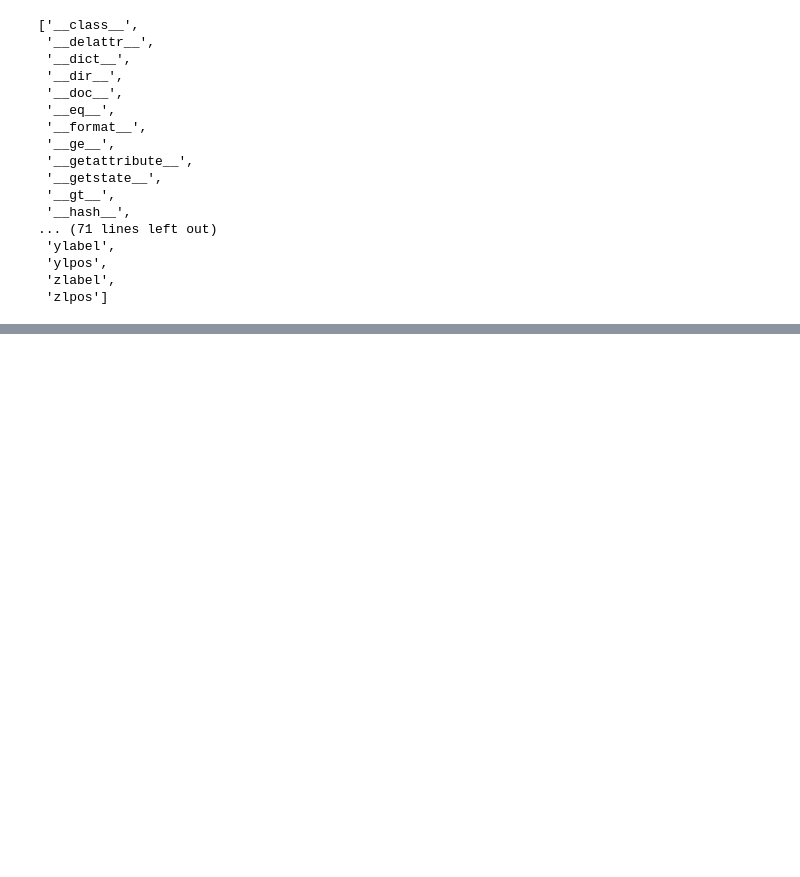
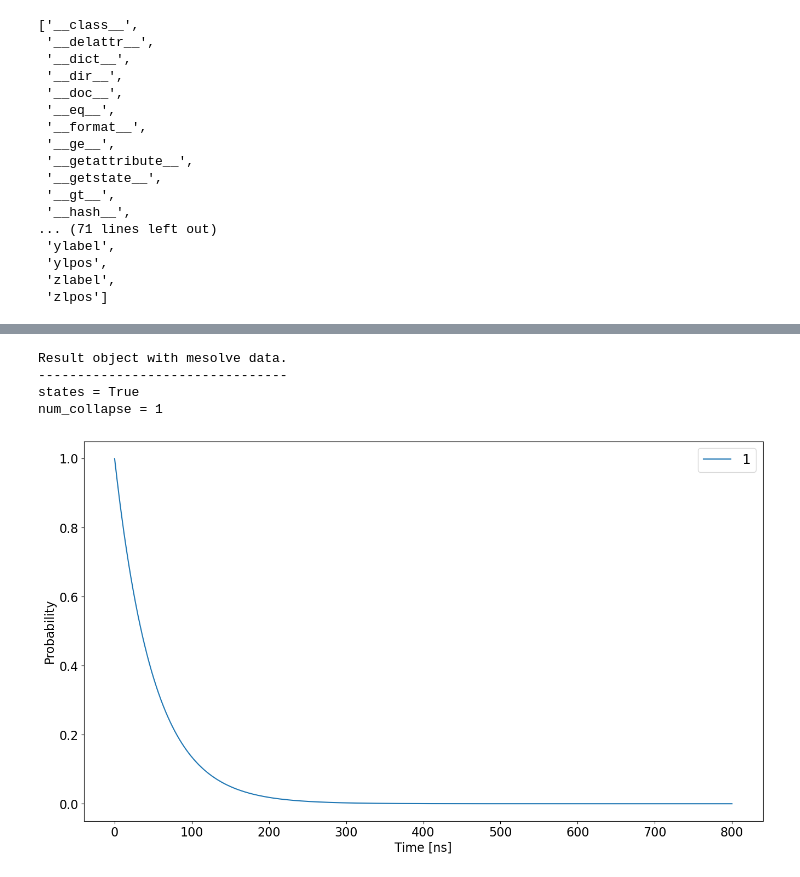
Before and after one commit to ZakEspley/TLS-Intro, a Jupyter notebook: QuTIP/DualField.ipynb, the cells around one changed output, grey strips where cells are left out. Drawn from its saved outputs; the diff is of its cells as text; code cells hidden in the pictures; blank space fills up the shorter version.

```diff
--- a/QuTIP/DualField.ipynb
+++ b/QuTIP/DualField.ipynb
@@ -230,0 +227,8 @@ b.render()
+# %%
+H = Qobj([[1,0],[0,1]])
+g = 0.01
+c_ops = [np.sqrt(g)*sigmap()]
+psi0 = basis(2,1)
+maxTime = 800
+times = np.linspace(0,maxTime, 2*maxTime)
+Mresults = mesolve(H, psi0, times, c_ops, progress_bar=True)
@@ -230,0 +246,20 @@ b.render()
+# %%
+Mresults
+# %% [output]
+Result object with mesolve data.
+--------------------------------
+states = True
+num_collapse = 1
+# %%
+fig, ax = plt.subplots(figsize=(16,9))
+probs = np.abs(Mresults.states) ** 2
+# ax.plot(result.times, probs[:,0], label="0")
+ax.plot(Mresults.times, probs[:,1,1], label="1")
+# ax.plot(result.times, probs[:,1]+probs[:,0], label="Sum")
+
+ax.set_xlabel("Time [ns]")
+ax.set_ylabel("Probability")
+ax.legend()
+plt.show()
+# %% [output]
+[figure, added]
```
Also changed, not shown: parts of 40 cells of this notebook.
